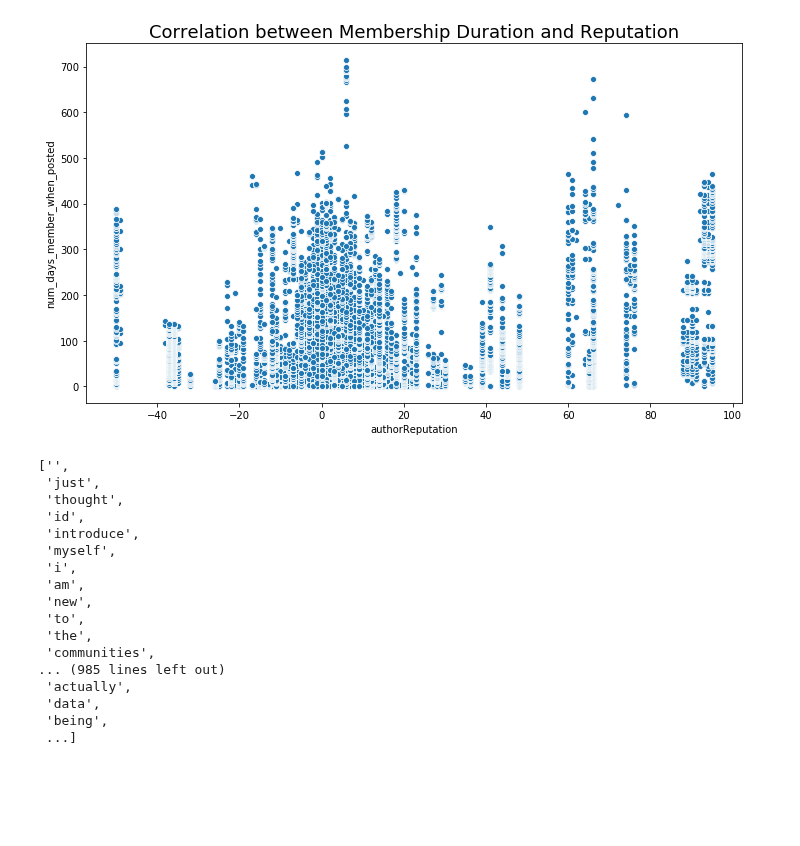
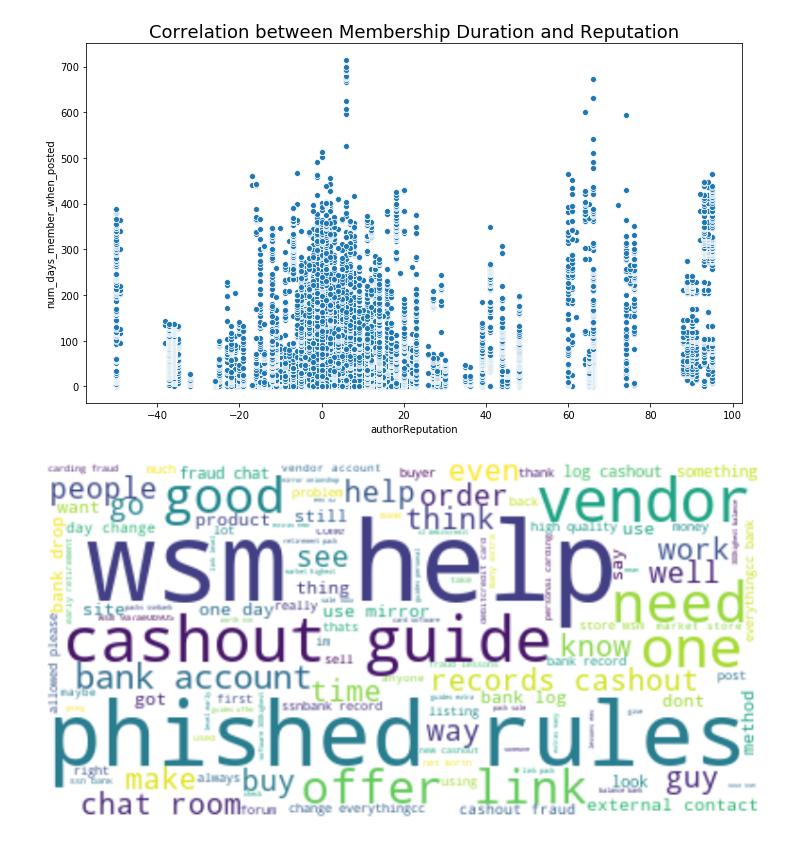
Before and after one commit to Morgan-Sell/darknet-economics, a Jupyter notebook: wallstreet_feat_eng_eda.ipynb, the cells around one changed output. Saved outputs shown, nothing was run; the diff lists cells and outputs as text; code cells hidden in the pictures; blank space fills up the shorter version.

```diff
--- a/wallstreet_feat_eng_eda.ipynb
+++ b/wallstreet_feat_eng_eda.ipynb
@@ -153,3 +211,25 @@ ax.set_title("A Post's Like Distribution", fontsize=14);
+# %%
+def prep_text_for_wordcloud(text):
+    '''
+
+    Args:
+
+
+    Return:
+
+    '''
+    #punc = '''!()-[]{};:'"\, <>./?@#$%^&*_~'''
+    text = BeautifulSoup(text, 'html.parser').get_text().lower()
+    text = re.sub(r'\n', ' ', text)
+    # remove url address
+    text = re.sub(r'http\S+', '', text)
+    text = re.sub(r"[^\w\s]", '', text)
+    # text = re.sub(r'\w*\d\w*', '', text)
+    tokens = nltk.word_tokenize(text)
+    tokens = [t for t in tokens if t not in stopwords_dict]
+    joined_tokens = ' '.join(tokens)
+
+    return joined_tokens
 # %%
 utils.plot_null_val_heatmap(wallstreet, 'Null Values in Wall Street', (15,6))
 # %% [output]
@@ -164,3 +244,10 @@ wallstreet_v2['num_days_member_when_posted'] = wallstreet_v2['num_days_member_wh
 # %%
 cols_to_drop = ['URL', 'likes', 'postDate', 'postAuthorJoinDate']
 wallstreet_v2.drop(cols_to_drop, axis=1, inplace=True)
+# %%
+wallstreet_v3 = wallstreet_v2.copy()
+# %%
+wallstreet_v3['wordcloud_text'] = wallstreet_v3['contentWithHTMLTag'].apply(prep_text_for_wordcloud)
+# %%
+wallstreet_v3['cleaned_text'] = wallstreet_v3['contentWithHTMLTag'].apply(parse_clean)
+wallstreet_v3['lemmatized_tokens'] = wallstreet_v3['cleaned_text'].apply(tokenize_lemmatize)
@@ -239,20 +292,12 @@ all_lem_tokens = ' '.join(list(wall_nlp['cleaned_v2'])).split(' ')
-# %%
-all_lem_tokens[:-20]
-# %% [output]
-['',
- 'just',
- 'thought',
- 'id',
- 'introduce',
- 'myself',
- 'i',
- 'am',
- 'new',
- 'to',
- 'the',
- 'communities',
-... (985 lines left out)
- 'actually',
- 'data',
- 'being',
- ...]
+# %%
+max_words=100000
+joined_wordcloud_text = ' '.join(wallstreet_v3['wordcloud_text'])
+
+wordcloud = WordCloud(background_color='white', max_words=max_words, contour_color='steelblue')
+wordcloud.generate(joined_wordcloud_text)
+
+plt.figure(figsize=(20,7))
+plt.imshow(wordcloud, interpolation="bilinear")
+plt.axis('off');
+# %% [output]
+[figure, added]
```
Also changed, not shown: parts of 18 cells of this notebook, 3 other files.
